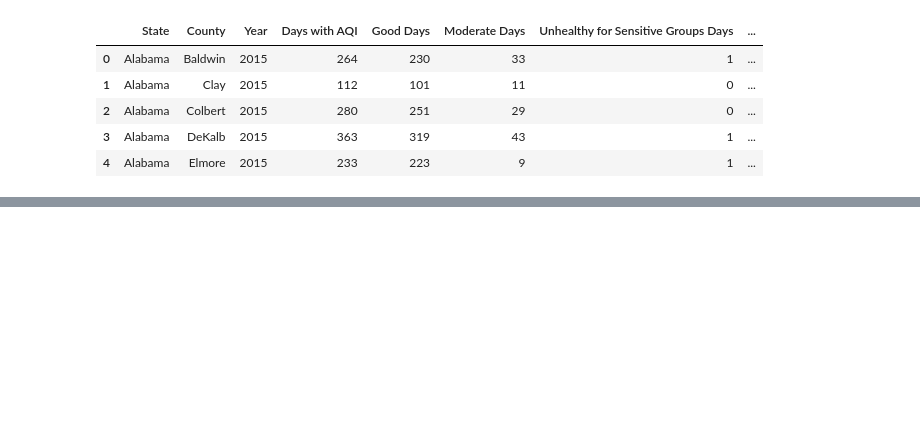
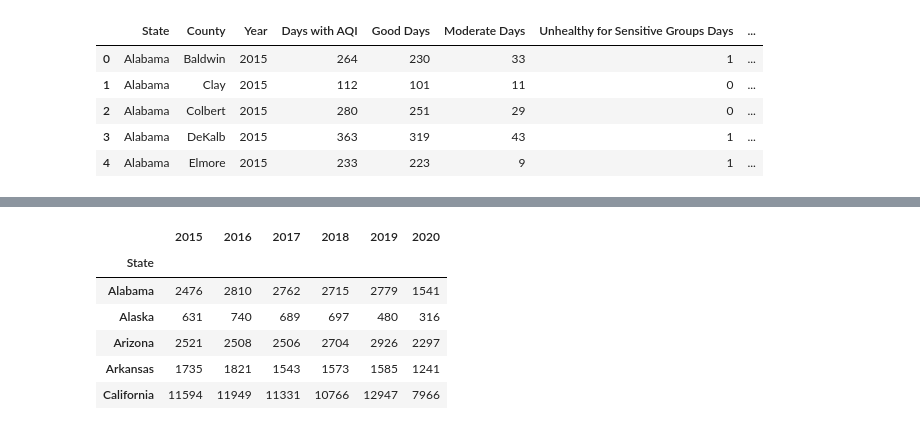
Before and after one commit to shaff183/project-1, a Jupyter notebook: main.ipynb, the cells around one changed output, grey strips where cells are left out. Saved outputs shown, nothing was run; the diff lists cells and outputs as text; code cells hidden in the pictures; blank space fills up the shorter version.

```diff
--- a/main.ipynb
+++ b/main.ipynb
@@ -77,0 +116,22 @@ median_aqi_by_year_df
+# %%
+days_ozone_df = pd.merge(days_ozone_df, days_ozone_2017, how='left', on='State')
+days_ozone_df = days_ozone_df.rename(columns={'Days Ozone': '2017'})
+# %%
+days_ozone_df = pd.merge(days_ozone_df, days_ozone_2018, how='left', on='State')
+days_ozone_df = days_ozone_df.rename(columns={'Days Ozone': '2018'})
+# %%
+days_ozone_df = pd.merge(days_ozone_df, days_ozone_2019, how='left', on='State')
+days_ozone_df = days_ozone_df.rename(columns={'Days Ozone': '2019'})
+# %%
+days_ozone_df = pd.merge(days_ozone_df, days_ozone_2020, how='left', on='State')
+days_ozone_df = days_ozone_df.rename(columns={'Days Ozone': '2020'})
+# %%
+days_ozone_df.head()
+# %% [output]
+|  | 2015 | 2016 | 2017 | 2018 | 2019 | 2020 |
+| State |  |  |  |  |  |  |
+| Alabama | 2476 | 2810 | 2762 | 2715 | 2779 | 1541 |
+| Alaska | 631 | 740 | 689 | 697 | 480 | 316 |
+| Arizona | 2521 | 2508 | 2506 | 2704 | 2926 | 2297 |
+| Arkansas | 1735 | 1821 | 1543 | 1573 | 1585 | 1241 |
+| California | 11594 | 11949 | 11331 | 10766 | 12947 | 7966 |
```
Also changed, not shown: parts of 16 cells of this notebook, 1 other file.
